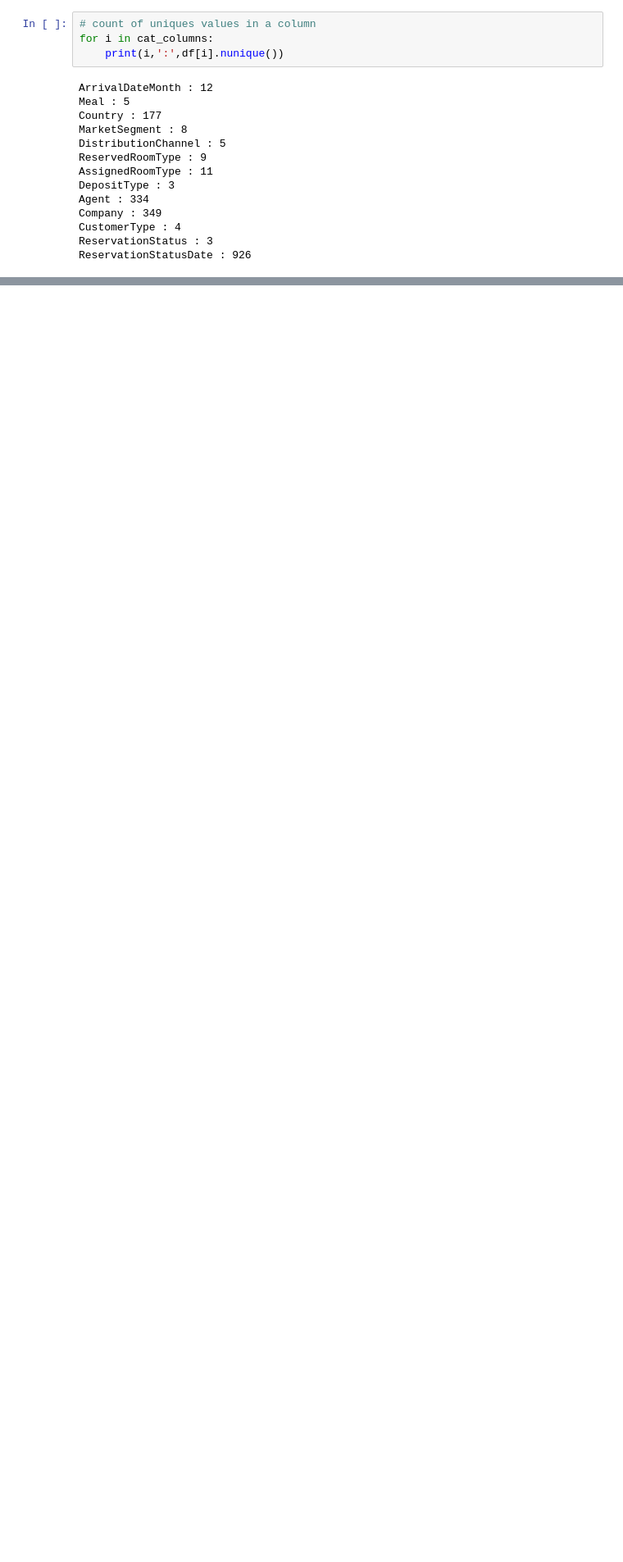
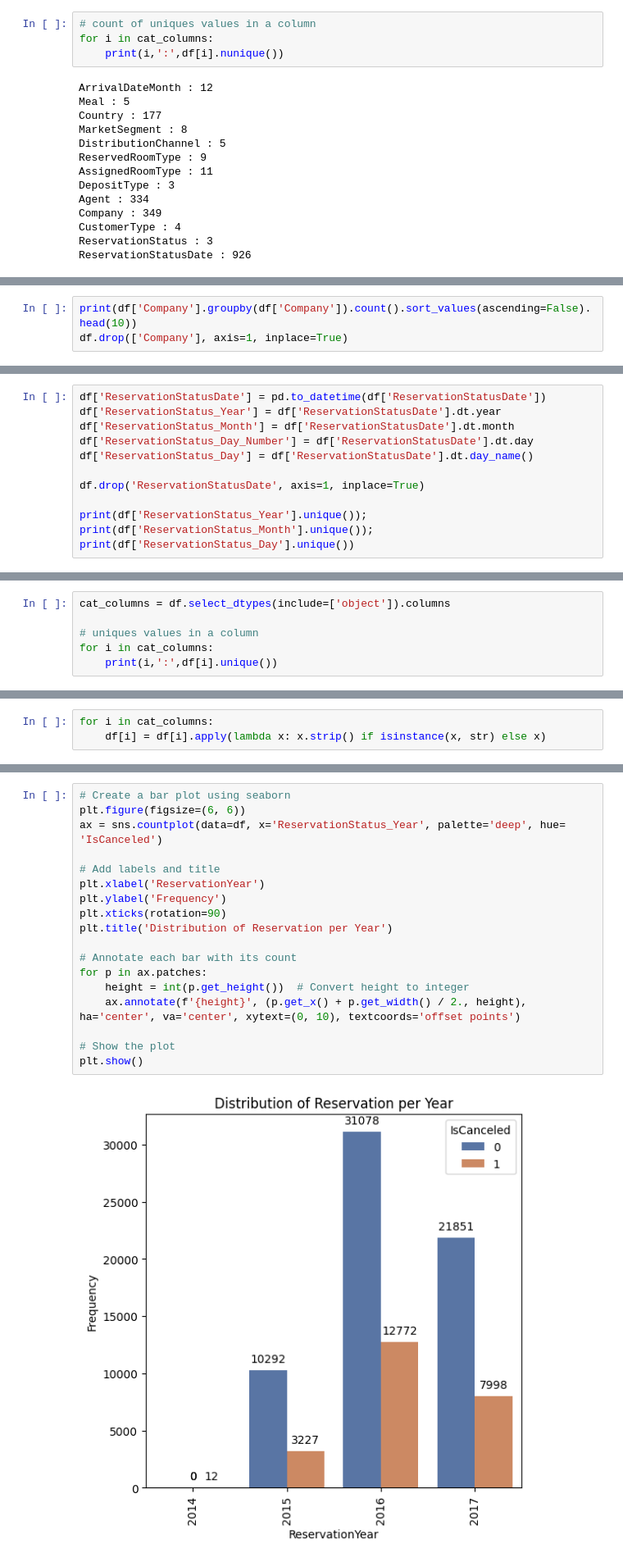
Before and after one commit to prabhjeetsinghk/Hotel-Cancellation-Prediction, a Jupyter notebook: Code/NeuralNetworkModel.ipynb, the cells around one changed output, grey strips where cells are left out. Shown at 82% size. Drawn from its saved outputs; the diff is of its cells as text; blank space fills up the shorter version.

```diff
--- a/Code/NeuralNetworkModel.ipynb
+++ b/Code/NeuralNetworkModel.ipynb
@@ -371,0 +258,3 @@ X_train, X_test, y_train, y_test = train_test_split(X, y, test_size=0.2, random_
+# %%
+print(df['Company'].groupby(df['Company']).count().sort_values(ascending=False).head(10))
+df.drop(['Company'], axis=1, inplace=True)
@@ -371,0 +274,12 @@ X_train, X_test, y_train, y_test = train_test_split(X, y, test_size=0.2, random_
+# %%
+df['ReservationStatusDate'] = pd.to_datetime(df['ReservationStatusDate'])
+df['ReservationStatus_Year'] = df['ReservationStatusDate'].dt.year
+df['ReservationStatus_Month'] = df['ReservationStatusDate'].dt.month
+df['ReservationStatus_Day_Number'] = df['ReservationStatusDate'].dt.day
+df['ReservationStatus_Day'] = df['ReservationStatusDate'].dt.day_name()
+
+df.drop('ReservationStatusDate', axis=1, inplace=True)
+
+print(df['ReservationStatus_Year'].unique());
+print(df['ReservationStatus_Month'].unique());
+print(df['ReservationStatus_Day'].unique())
@@ -371,0 +290,6 @@ X_train, X_test, y_train, y_test = train_test_split(X, y, test_size=0.2, random_
+# %%
+cat_columns = df.select_dtypes(include=['object']).columns
+
+# uniques values in a column
+for i in cat_columns:
+    print(i,':',df[i].unique())
@@ -371,0 +314,3 @@ X_train, X_test, y_train, y_test = train_test_split(X, y, test_size=0.2, random_
+# %%
+for i in cat_columns:
+    df[i] = df[i].apply(lambda x: x.strip() if isinstance(x, str) else x)
@@ -371,0 +326,20 @@ X_train, X_test, y_train, y_test = train_test_split(X, y, test_size=0.2, random_
+# %%
+# Create a bar plot using seaborn
+plt.figure(figsize=(6, 6))
+ax = sns.countplot(data=df, x='ReservationStatus_Year', palette='deep', hue= 'IsCanceled')
+
+# Add labels and title
+plt.xlabel('ReservationYear')
+plt.ylabel('Frequency')
+plt.xticks(rotation=90)
+plt.title('Distribution of Reservation per Year')
+
+# Annotate each bar with its count
+for p in ax.patches:
+    height = int(p.get_height())  # Convert height to integer
+    ax.annotate(f'{height}', (p.get_x() + p.get_width() / 2., height), ha='center', va='center', xytext=(0, 10), textcoords='offset points')
+
+# Show the plot
+plt.show()
+# %% [output]
+[figure, added]
```
Also changed, not shown: parts of 91 cells of this notebook, 1 other file.
